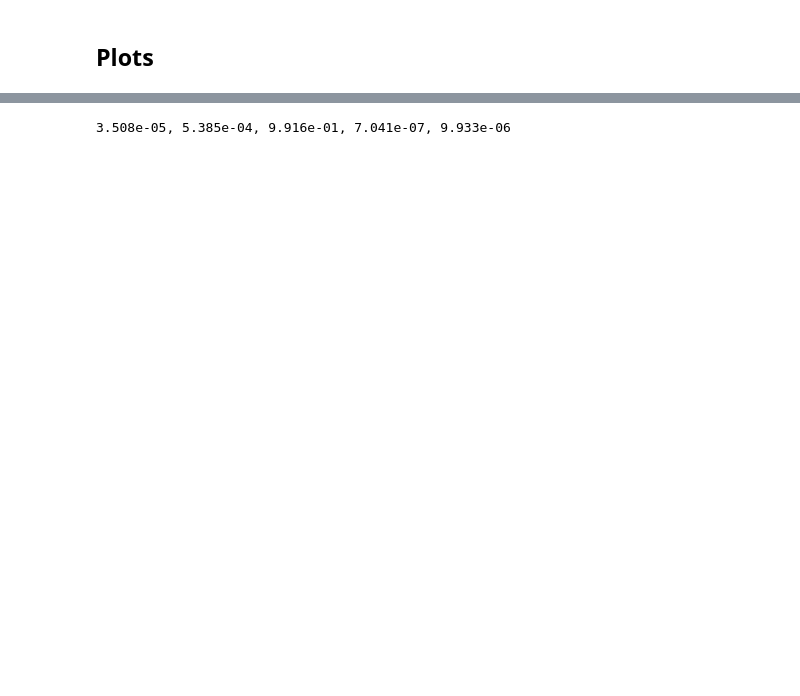
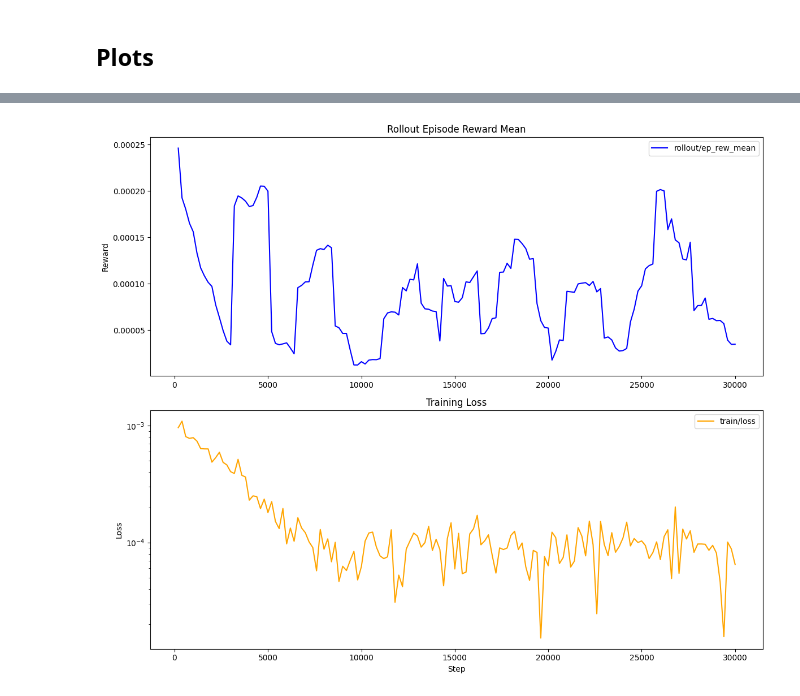
Before and after one commit to apoorv-s/Optimal-Experimental-Design-using-RL, a Jupyter notebook: AdvDiffReact.ipynb, the cells around one changed output, grey strips where cells are left out. Cells and saved outputs as stored; diff of their text form; code cells hidden in the pictures; blank space fills up the shorter version.

```diff
--- a/AdvDiffReact.ipynb
+++ b/AdvDiffReact.ipynb
@@ -291,4 +156,0 @@ plt.show()
-# %%
-print(f"{np.max(old_a_best_rewards):.3e}, {np.max(new_a_best_rewards):.3e}, {best_fitness:.3e}, {np.mean(old_a_best_rewards):.3e}, {np.mean(new_a_best_rewards):.3e}")
-# %% [output]
-3.508e-05, 5.385e-04, 9.916e-01, 7.041e-07, 9.933e-06
@@ -294,0 +162,41 @@ print(f"{np.max(old_a_best_rewards):.3e}, {np.max(new_a_best_rewards):.3e}, {bes
+# %%
+log_dir = 'trained_model/ADR_old/DQN_12/'
+tags = ['rollout/ep_rew_mean', 'train/loss']
+
+# Load the TensorBoard data
+ea = event_accumulator.EventAccumulator(
+    log_dir,
+    size_guidance={
+        event_accumulator.SCALARS: 0,
+    }
+)
+ea.Reload()
+
+available_tags = ea.Tags()['scalars']
+
+fig, (ax1, ax2) = plt.subplots(2, 1, figsize=(12, 10))
+
+data_rew_mean = ea.Scalars('rollout/ep_rew_mean')
+df_rew_mean = pd.DataFrame(data_rew_mean)
+
+ax1.plot(df_rew_mean.step, df_rew_mean.value, label='rollout/ep_rew_mean', color='blue')
+ax1.set_title('Rollout Episode Reward Mean')
+# ax1.set_xlabel('Step')
+ax1.set_ylabel('Reward')
+ax1.legend()
+
+data_loss = ea.Scalars('train/loss')
+df_loss = pd.DataFrame(data_loss)
+
+ax2.plot(df_loss.step, df_loss.value, label='train/loss', color='orange')
+ax2.set_title('Training Loss')
+ax2.set_xlabel('Step')
+ax2.set_ylabel('Loss')
+ax2.set_yscale('log')
+ax2.legend()
+
+plt.tight_layout()
+# plt.savefig("old_dqn_IB2d.pdf", dpi=400, bbox_inches='tight')
+plt.show()
+# %% [output]
+[figure, added]
```
Also changed, not shown: parts of 57 cells of this notebook, 15 other files.
